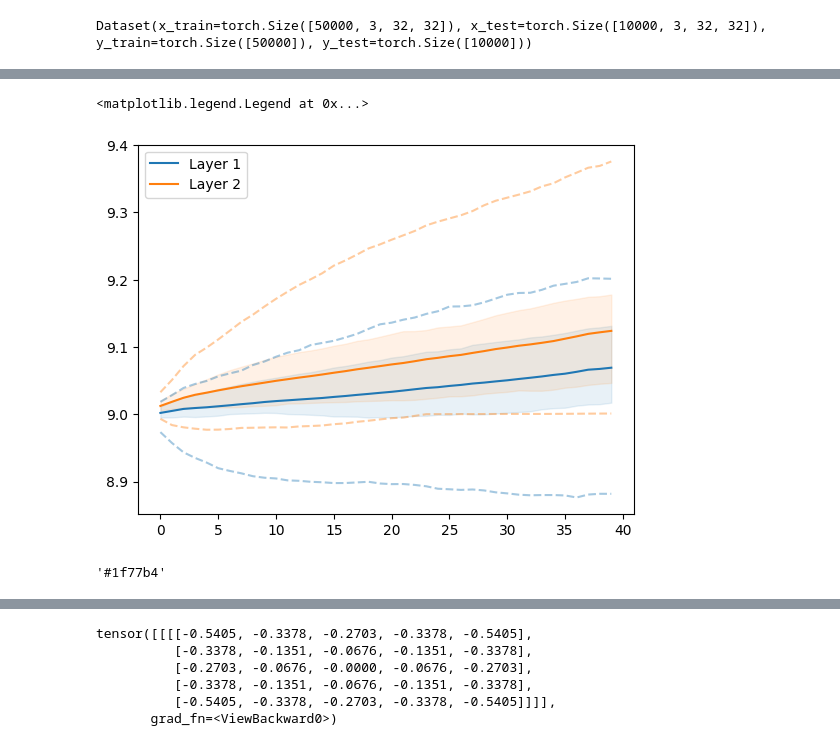
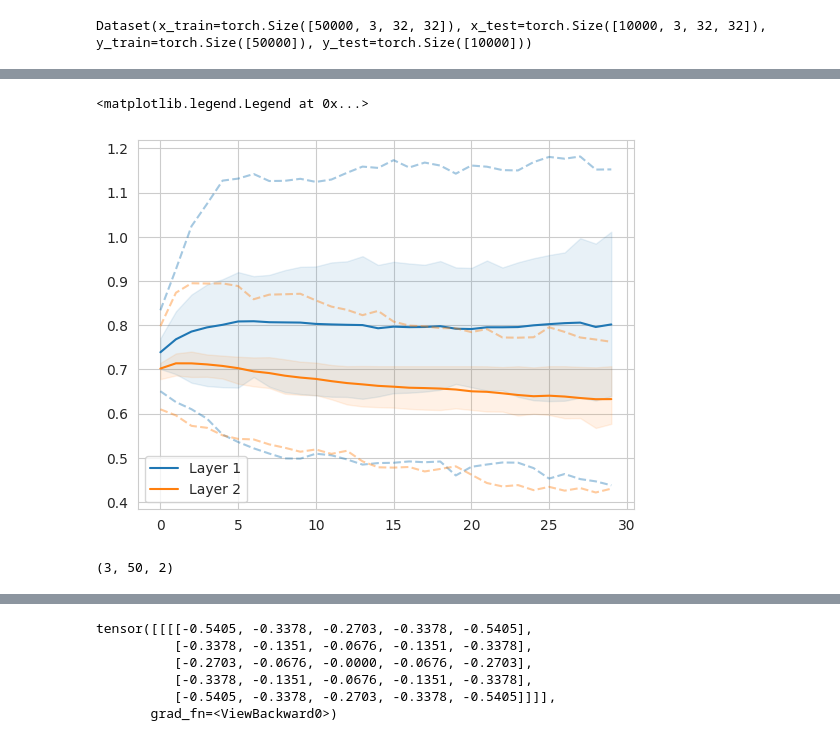
Before and after one commit to p-adema/quadratic-conv, a Jupyter notebook: scratch/training_check.ipynb, the cells around one changed output, grey strips where cells are left out. Drawn from its saved outputs; the diff is of its cells as text; code cells hidden in the pictures.

```diff
--- a/scratch/training_check.ipynb
+++ b/scratch/training_check.ipynb
@@ -138,26 +191,26 @@ Dataset(x_train=torch.Size([50000, 3, 32, 32]), x_test=torch.Size([10000, 3, 32,
 # %%
 def plot_ci(vals: np.ndarray, ax: plt.Axes = None, label: str = ""):
     assert len(vals.shape) == 2, "Cannot plot multiple val types"
     if ax is None:
         _, ax = plt.subplots()
 
     q0, q1, q3, q4 = np.quantile(vals, [0, 0.25, 0.75, 1], axis=1)
     colour = ax.plot(vals.mean(axis=1), label=label)[0].get_color()
     ax.plot(q0, color=colour, linestyle="dashed", alpha=0.4)
     ax.plot(q4, color=colour, linestyle="dashed", alpha=0.4)
     ax.fill_between(range(len(vals)), q1, q3, color=colour, alpha=0.1)
 
 
 _, test_ax = plt.subplots()
-plot_ci(scales["0.log_stds"][..., 0], ax=test_ax, label="Layer 1")
-# plot_ci(scales['0.thetas'], ax=test_ax, label="Layer 1")
-plot_ci(scales["1.log_stds"][..., 0], ax=test_ax, label="Layer 2")
-# plot_ci(scales['1.thetas'], ax=test_ax, label="Layer 2")
+plot_ci(np.exp(scales["0.log_std"][0, ..., 0]), ax=test_ax, label="Layer 1")
+# plot_ci(scales['0.theta'][0] % (2 * np.pi), ax=test_ax, label="Layer 1")
+plot_ci(np.exp(scales["1.log_std"][0, ..., 0]), ax=test_ax, label="Layer 2")
+# plot_ci(scales['1.theta'][0] % (2 * np.pi), ax=test_ax, label="Layer 2")
 plt.legend()
 # %% [output]
 <matplotlib.legend.Legend at 0x...>
-[figure, old version]
+[figure, new version]
-# %%
-d[0].get_color()
-# %% [output]
-'#1f77b4'
+# %%
+scales_normal["1.log_std"].shape
+# %% [output]
+(3, 50, 2)
```
Also changed, not shown: parts of 12 cells of this notebook, 19 other files.
